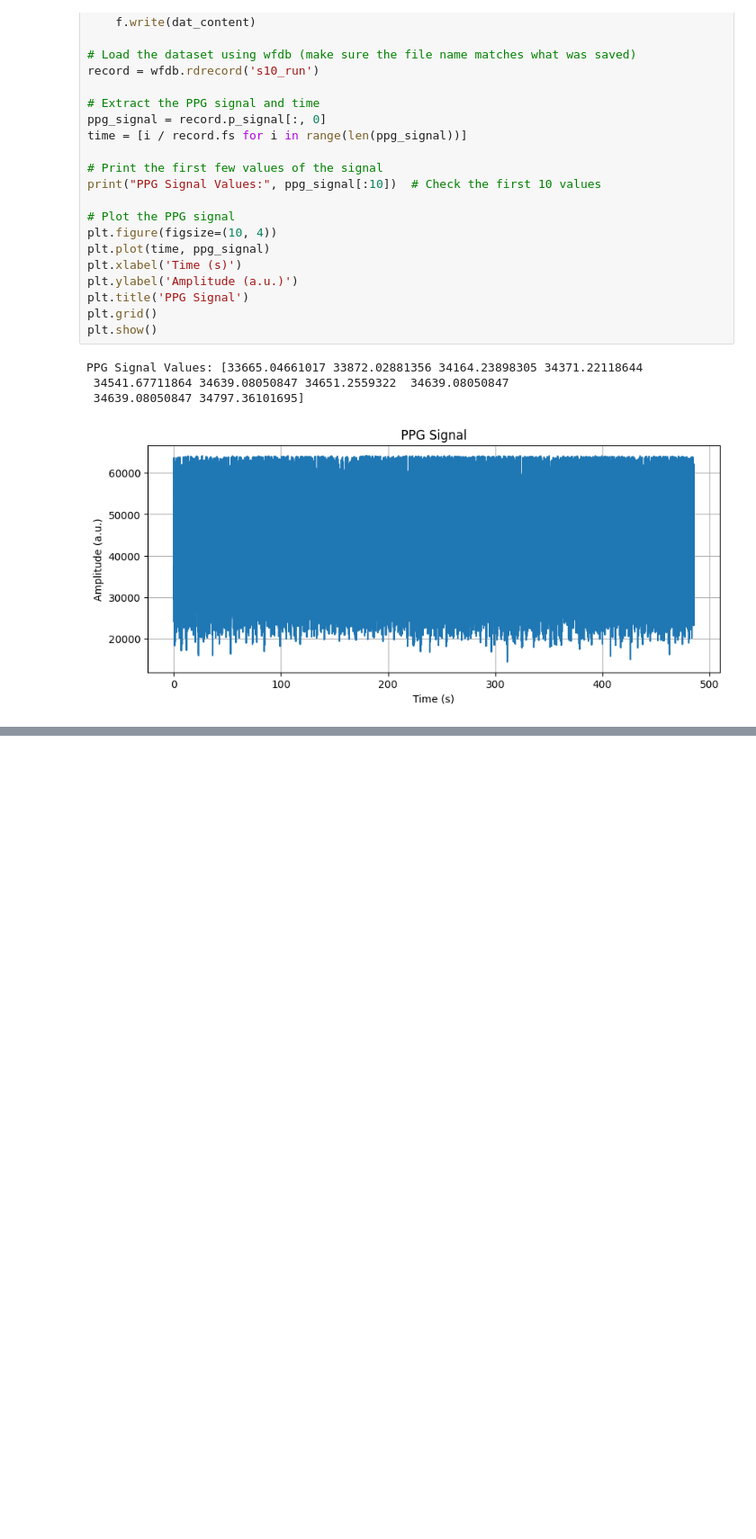
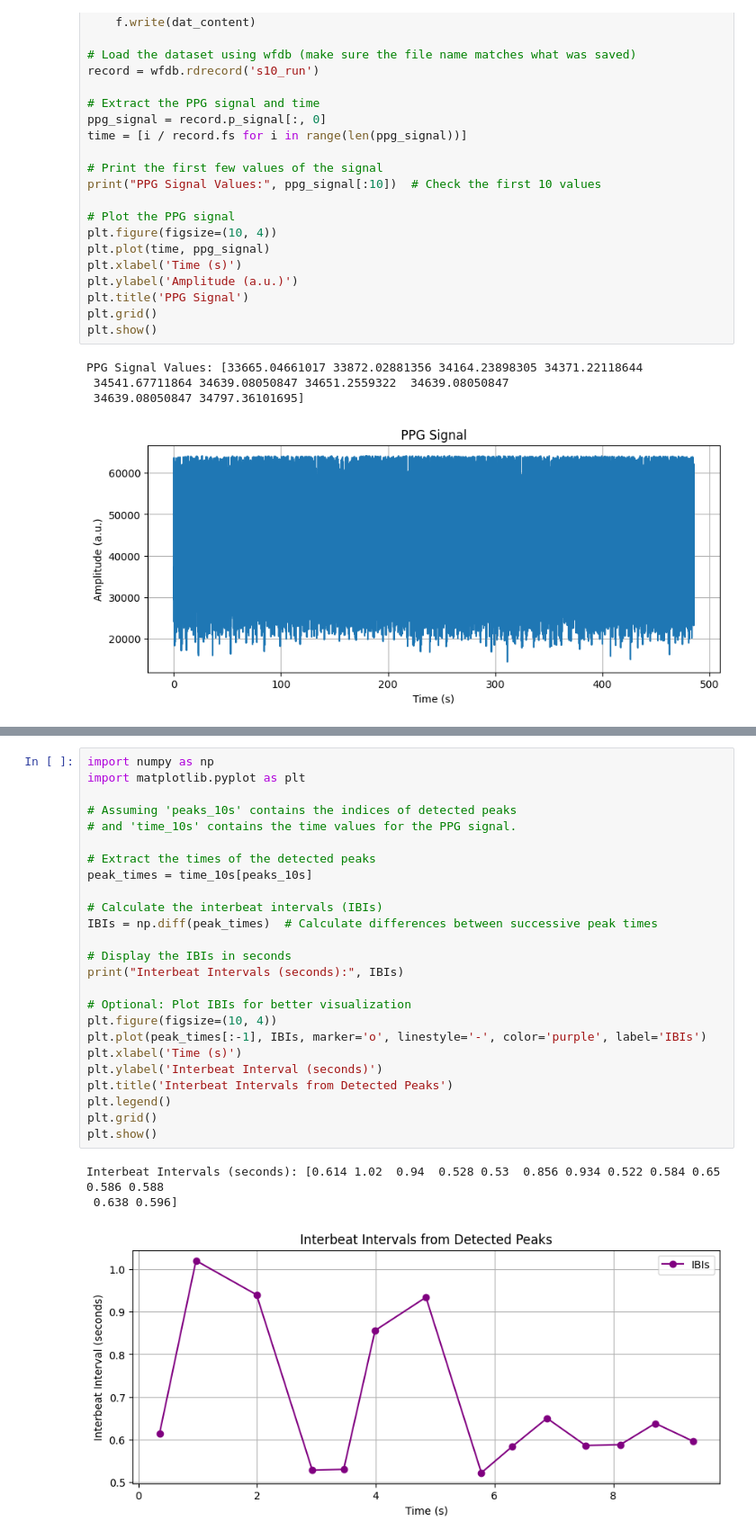
Before and after one commit to HRJ369/DH_307, a Jupyter notebook: DH_307_ppg.ipynb, the cells around one changed output, grey strips where cells are left out. Shown at 90% size. Cells and saved outputs as stored; diff of their text form; blank space fills up the shorter version.

```diff
--- a/DH_307_ppg.ipynb
+++ b/DH_307_ppg.ipynb
@@ -329,0 +169,29 @@ Detected Peak Times (s): [3.56000e-01 9.70000e-01 1.99000e+00 2.93000e+00 3.4580
+# %%
+import numpy as np
+import matplotlib.pyplot as plt
+
+# Assuming 'peaks_10s' contains the indices of detected peaks
+# and 'time_10s' contains the time values for the PPG signal.
+
+# Extract the times of the detected peaks
+peak_times = time_10s[peaks_10s]
+
+# Calculate the interbeat intervals (IBIs)
+IBIs = np.diff(peak_times)  # Calculate differences between successive peak times
+
+# Display the IBIs in seconds
+print("Interbeat Intervals (seconds):", IBIs)
+
+# Optional: Plot IBIs for better visualization
+plt.figure(figsize=(10, 4))
+plt.plot(peak_times[:-1], IBIs, marker='o', linestyle='-', color='purple', label='IBIs')
+plt.xlabel('Time (s)')
+plt.ylabel('Interbeat Interval (seconds)')
+plt.title('Interbeat Intervals from Detected Peaks')
+plt.legend()
+plt.grid()
+plt.show()
+# %% [output]
+Interbeat Intervals (seconds): [0.614 1.02  0.94  0.528 0.53  0.856 0.934 0.522 0.584 0.65  0.586 0.588
+ 0.638 0.596]
+[figure, added]
```
Also changed, not shown: parts of 7 cells of this notebook.
